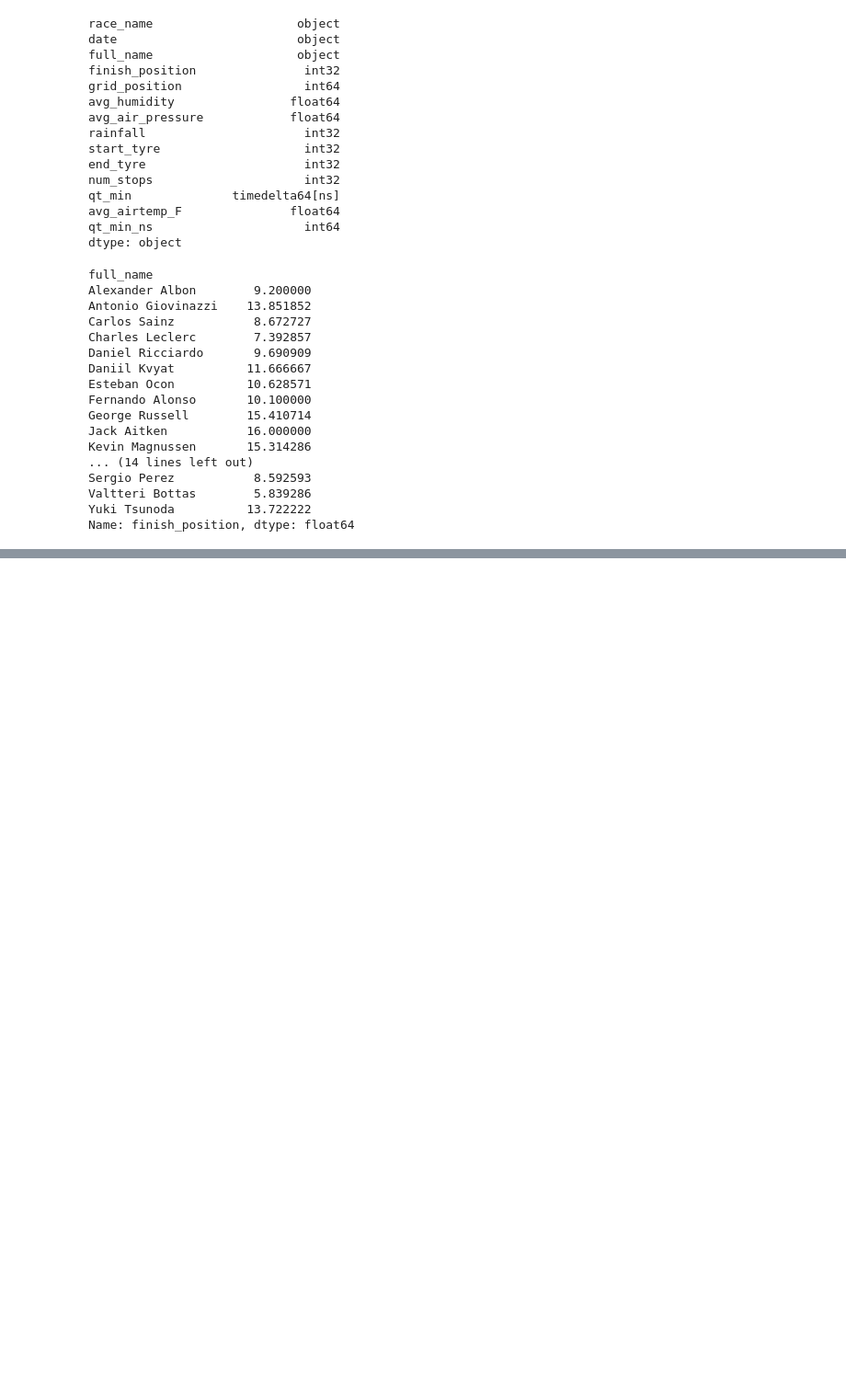
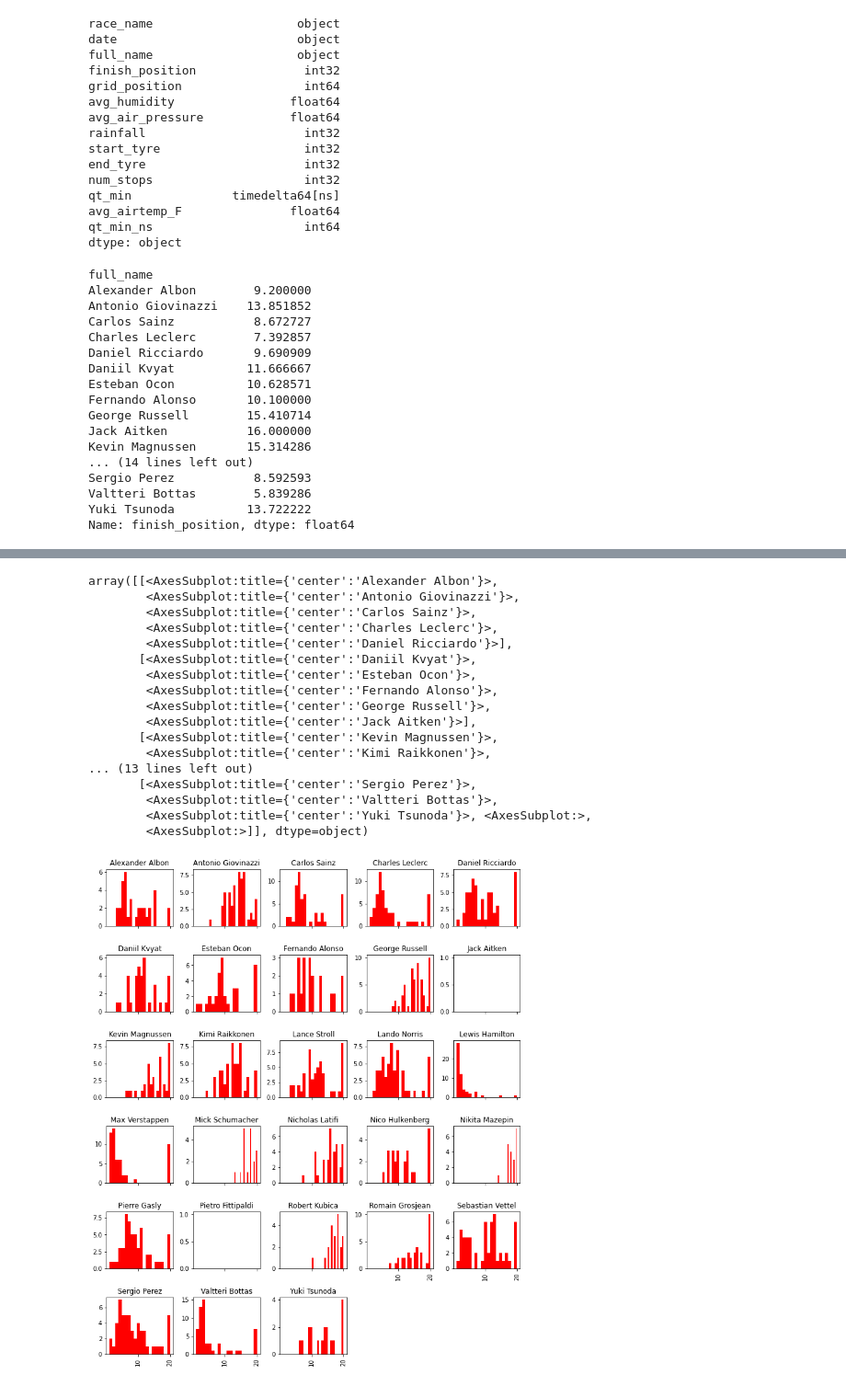
Before and after one commit to Connor-Theo/Formula_1_Sim, a Jupyter notebook: sim_explore.ipynb, the cells around one changed output, grey strips where cells are left out. Shown at 92% size. Cells and saved outputs as stored; diff of their text form; code cells hidden in the pictures; blank space fills up the shorter version.

Commit message:
added data exploration histograms

```diff
--- a/sim_explore.ipynb
+++ b/sim_explore.ipynb
@@ -409,0 +409,22 @@ ax = clean_df.hist(column='finish_position', by='full_name', bins=20, grid=False
+# %%
+# finish position distribution is better respresented when grouped by driver full name
+clean_df.hist(column='finish_position', by='full_name', bins=20, grid=False, figsize=(12,15), sharex=True, color='red')
+# %% [output]
+array([[<AxesSubplot:title={'center':'Alexander Albon'}>,
+        <AxesSubplot:title={'center':'Antonio Giovinazzi'}>,
+        <AxesSubplot:title={'center':'Carlos Sainz'}>,
+        <AxesSubplot:title={'center':'Charles Leclerc'}>,
+        <AxesSubplot:title={'center':'Daniel Ricciardo'}>],
+       [<AxesSubplot:title={'center':'Daniil Kvyat'}>,
+        <AxesSubplot:title={'center':'Esteban Ocon'}>,
+        <AxesSubplot:title={'center':'Fernando Alonso'}>,
+        <AxesSubplot:title={'center':'George Russell'}>,
+        <AxesSubplot:title={'center':'Jack Aitken'}>],
+       [<AxesSubplot:title={'center':'Kevin Magnussen'}>,
+        <AxesSubplot:title={'center':'Kimi Raikkonen'}>,
+... (13 lines left out)
+       [<AxesSubplot:title={'center':'Sergio Perez'}>,
+        <AxesSubplot:title={'center':'Valtteri Bottas'}>,
+        <AxesSubplot:title={'center':'Yuki Tsunoda'}>, <AxesSubplot:>,
+        <AxesSubplot:>]], dtype=object)
+[figure, added]
```
Also changed, not shown: parts of 20 cells of this notebook.
